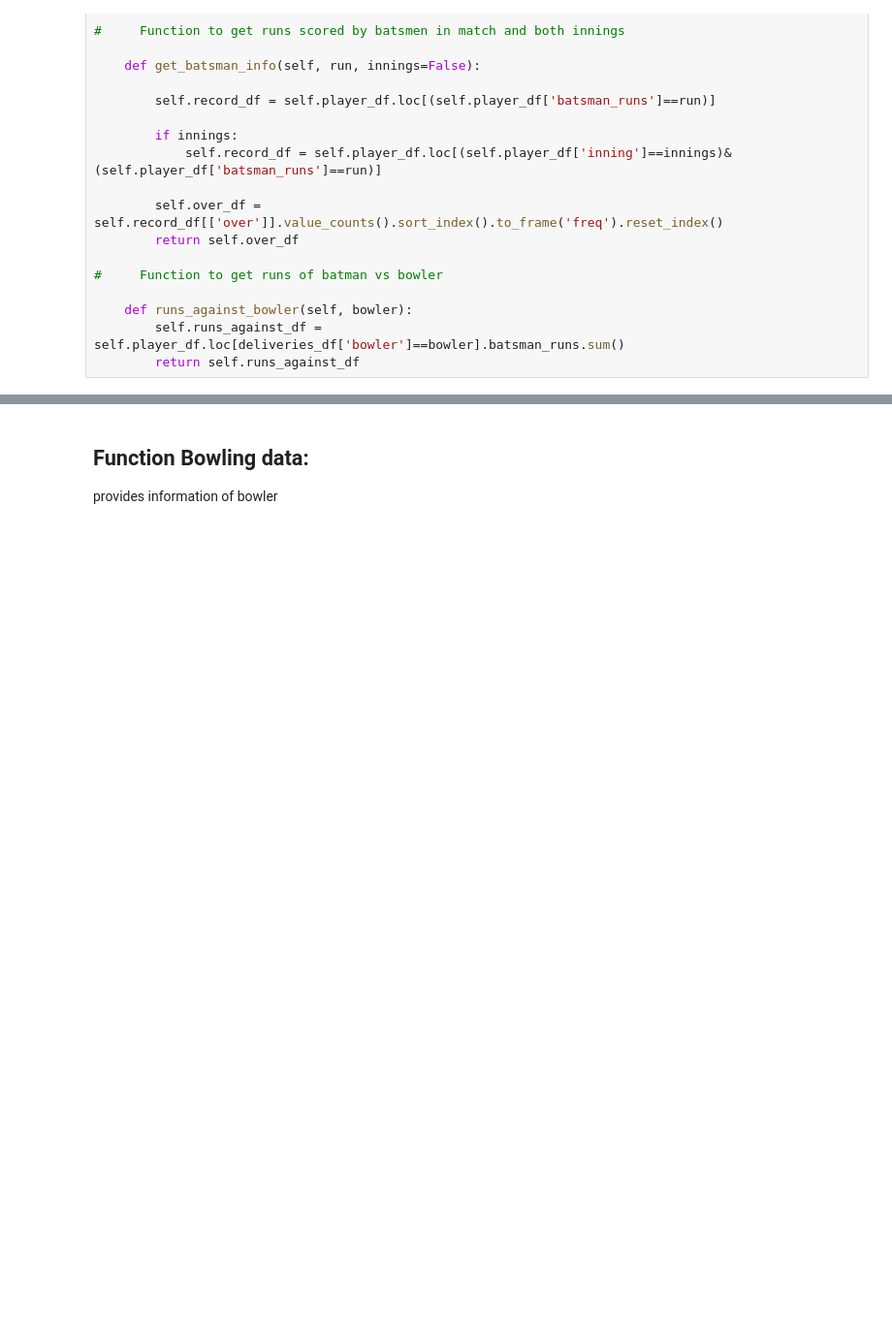
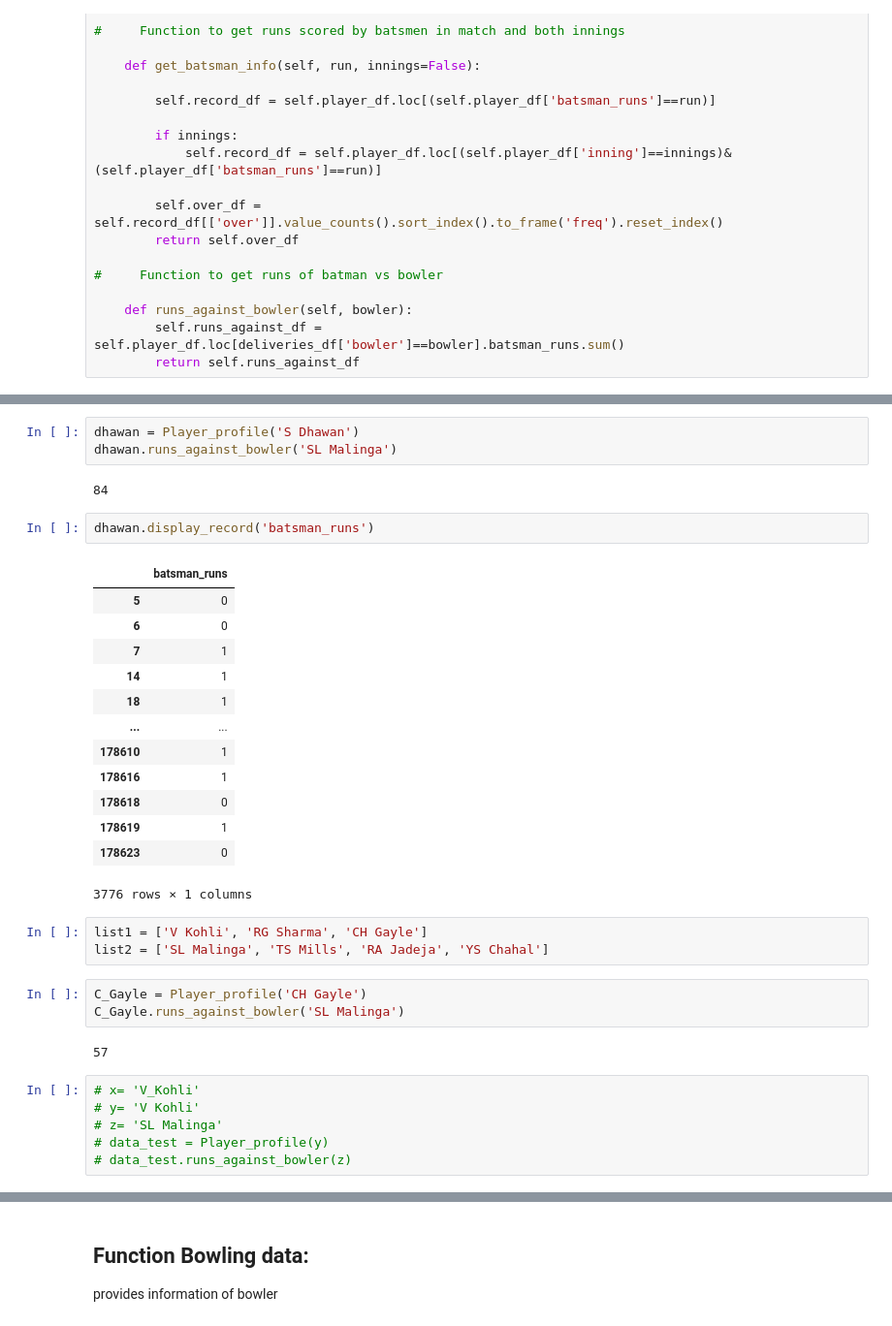
Before and after one commit to Utkarsh736/IPL_Data_Analysis, a Jupyter notebook: Template.ipynb, the cells around one changed output, grey strips where cells are left out. Shown at 97% size. Drawn from its saved outputs; the diff is of its cells as text; blank space fills up the shorter version.

```diff
--- a/Template.ipynb
+++ b/Template.ipynb
@@ -101,0 +90,35 @@ list1 = ['SL Malinga', 'TS Mills']
+# %%
+dhawan = Player_profile('S Dhawan')
+dhawan.runs_against_bowler('SL Malinga')
+# %% [output]
+84
+# %%
+dhawan.display_record('batsman_runs')
+# %% [output]
+|  | batsman_runs |
+| 5 | 0 |
+| 6 | 0 |
+| 7 | 1 |
+| 14 | 1 |
+| 18 | 1 |
+| ... | ... |
+| 178610 | 1 |
+| 178616 | 1 |
+| 178618 | 0 |
+| 178619 | 1 |
+| 178623 | 0 |
+3776 rows × 1 columns
+# %%
+list1 = ['V Kohli', 'RG Sharma', 'CH Gayle']
+list2 = ['SL Malinga', 'TS Mills', 'RA Jadeja', 'YS Chahal']
+# %%
+C_Gayle = Player_profile('CH Gayle')
+C_Gayle.runs_against_bowler('SL Malinga')
+# %% [output]
+57
+# %%
+# x= 'V_Kohli'
+# y= 'V Kohli'
+# z= 'SL Malinga'
+# data_test = Player_profile(y)
+# data_test.runs_against_bowler(z)
```
Also changed, not shown: parts of 13 cells of this notebook.
